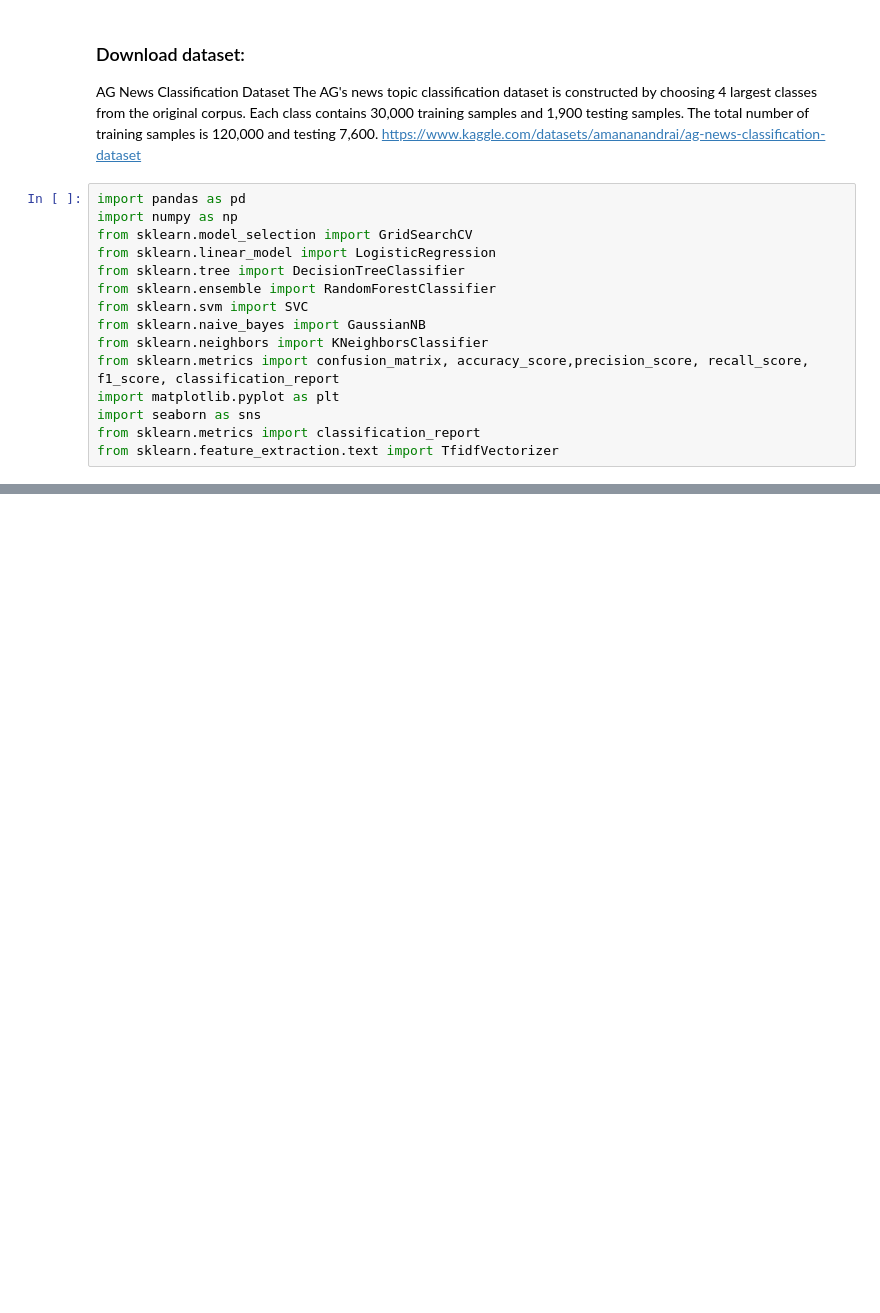
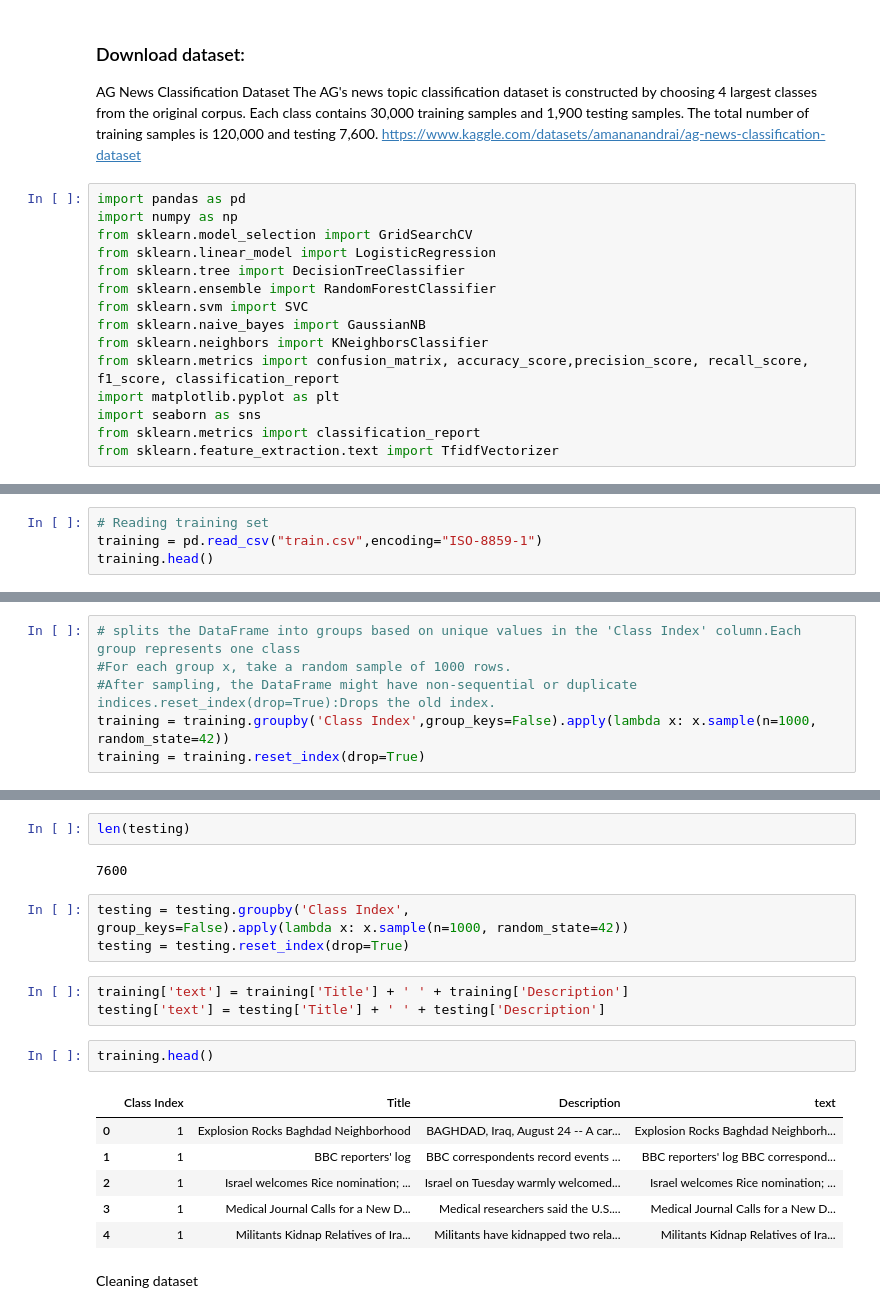
Before and after one commit to ibrahimr/NLP-intro, a Jupyter notebook: NEW_TOPIC_CLASSIFICATION_.ipynb, the cells around one changed output, grey strips where cells are left out. Cells and saved outputs as stored; diff of their text form; blank space fills up the shorter version.

```diff
--- a/NEW_TOPIC_CLASSIFICATION_.ipynb
+++ b/NEW_TOPIC_CLASSIFICATION_.ipynb
@@ -28,0 +33,4 @@ Reading Test set
+# %%
+# Reading training set
+training = pd.read_csv("train.csv",encoding="ISO-8859-1")
+training.head()
@@ -28,0 +55,6 @@ Reading Test set
+# %%
+# splits the DataFrame into groups based on unique values in the 'Class Index' column.Each group represents one class
+#For each group x, take a random sample of 1000 rows.
+#After sampling, the DataFrame might have non-sequential or duplicate indices.reset_index(drop=True):Drops the old index.
+training = training.groupby('Class Index',group_keys=False).apply(lambda x: x.sample(n=1000, random_state=42))
+training = training.reset_index(drop=True)
@@ -28,0 +72,22 @@ Reading Test set
+# %%
+len(testing)
+# %% [output]
+7600
+# %%
+testing = testing.groupby('Class Index',
+group_keys=False).apply(lambda x: x.sample(n=1000, random_state=42))
+testing = testing.reset_index(drop=True)
+# %%
+training['text'] = training['Title'] + ' ' + training['Description']
+testing['text'] = testing['Title'] + ' ' + testing['Description']
+# %%
+training.head()
+# %% [output]
+|  | Class Index | Title | Description | text |
+| 0 | 1 | Explosion Rocks Baghdad Neighborhood | BAGHDAD, Iraq, August 24 -- A car... | Explosion Rocks Baghdad Neighborh... |
+| 1 | 1 | BBC reporters' log | BBC correspondents record events ... | BBC reporters' log BBC correspond... |
+| 2 | 1 | Israel welcomes Rice nomination; ... | Israel on Tuesday warmly welcomed... | Israel welcomes Rice nomination; ... |
+| 3 | 1 | Medical Journal Calls for a New D... | Medical researchers said the U.S.... | Medical Journal Calls for a New D... |
+| 4 | 1 | Militants Kidnap Relatives of Ira... | Militants have kidnapped two rela... | Militants Kidnap Relatives of Ira... |
+# %% [markdown]
+Cleaning dataset
```
Also changed, not shown: parts of 17 cells of this notebook.
